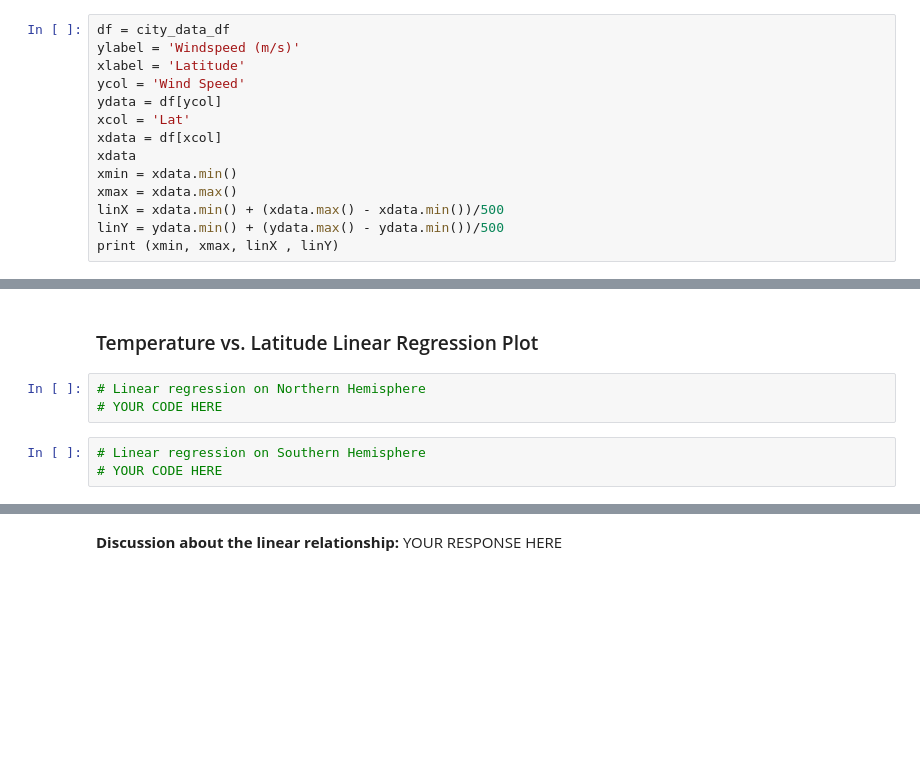
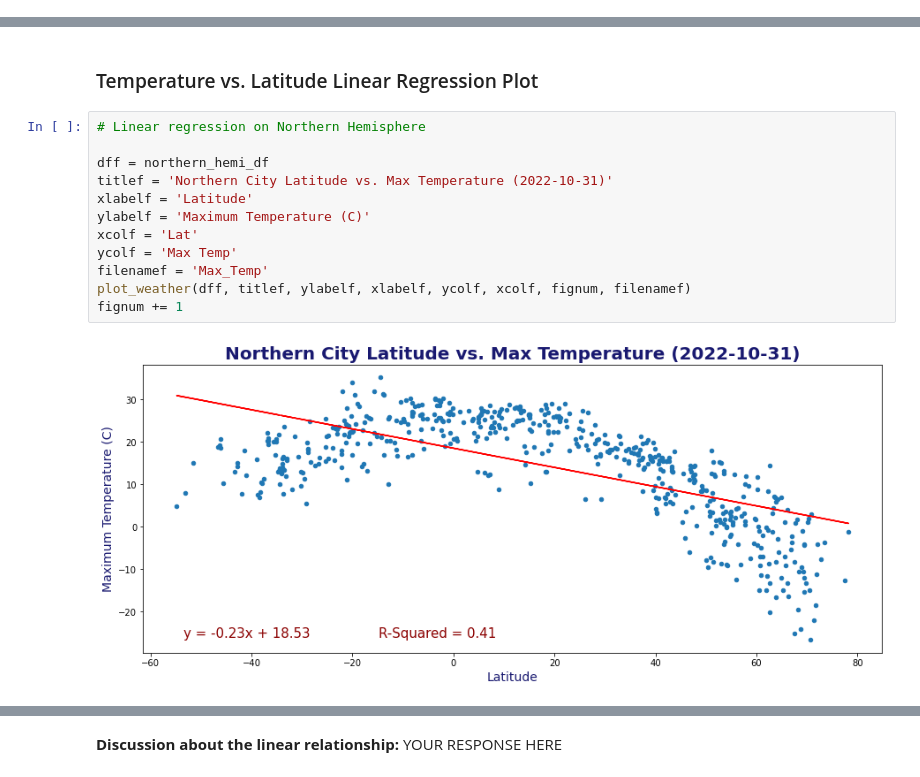
Before and after one commit to JeffPinegar/python-api-challenge, a Jupyter notebook: WeatherPy/JSP WeatherPy.ipynb, the cells around one changed output, grey strips where cells are left out. Saved outputs shown, nothing was run; the diff lists cells and outputs as text; blank space fills up the shorter version.

Commit message:
all done except north and south are not switching

```diff
--- a/WeatherPy/JSP WeatherPy.ipynb
+++ b/WeatherPy/JSP WeatherPy.ipynb
@@ -324,17 +322,3 @@ df.head()
 | 2 | kodiak | 57.7900 | -152.4072 | 0.44 | 46 | 2 | 13.69 | US | 1667264248 |
 | 3 | faya | 18.3851 | 42.4509 | 13.06 | 61 | 5 | 1.10 | SA | 1667264248 |
 | 4 | ushuaia | -54.8000 | -68.3000 | 4.81 | 87 | 75 | 9.77 | AR | 1667263732 |
-# %%
-df = city_data_df
-ylabel = 'Windspeed (m/s)'
-xlabel = 'Latitude'
-ycol = 'Wind Speed'
-ydata = df[ycol]
-xcol = 'Lat'
-xdata = df[xcol]
-xdata
-xmin = xdata.min()
-xmax = xdata.max()
-linX = xdata.min() + (xdata.max() - xdata.min())/500
-linY = ydata.min() + (ydata.max() - ydata.min())/500
-print (xmin, xmax, linX , linY)
@@ -418,9 +401,17 @@ southern_hemi_df.head()
 | 8 | busselton | -33.6500 | 115.3333 | 16.50 | 66 | 92 | 3.11 | AU | 1667263725 |
 # %% [markdown]
 ###  Temperature vs. Latitude Linear Regression Plot
-# %%
-# Linear regression on Northern Hemisphere
-# YOUR CODE HERE
-# %%
-# Linear regression on Southern Hemisphere
-# YOUR CODE HERE
+# %%
+# Linear regression on Northern Hemisphere
+
+dff = northern_hemi_df
+titlef = 'Northern City Latitude vs. Max Temperature (2022-10-31)'
+xlabelf = 'Latitude'
+ylabelf = 'Maximum Temperature (C)'
+xcolf = 'Lat'
+ycolf = 'Max Temp'
+filenamef = 'Max_Temp'
+plot_weather(dff, titlef, ylabelf, xlabelf, ycolf, xcolf, fignum, filenamef)
+fignum += 1
+# %% [output]
+[figure, added]
```
Also changed, not shown: parts of 21 cells of this notebook, 10 other files.
